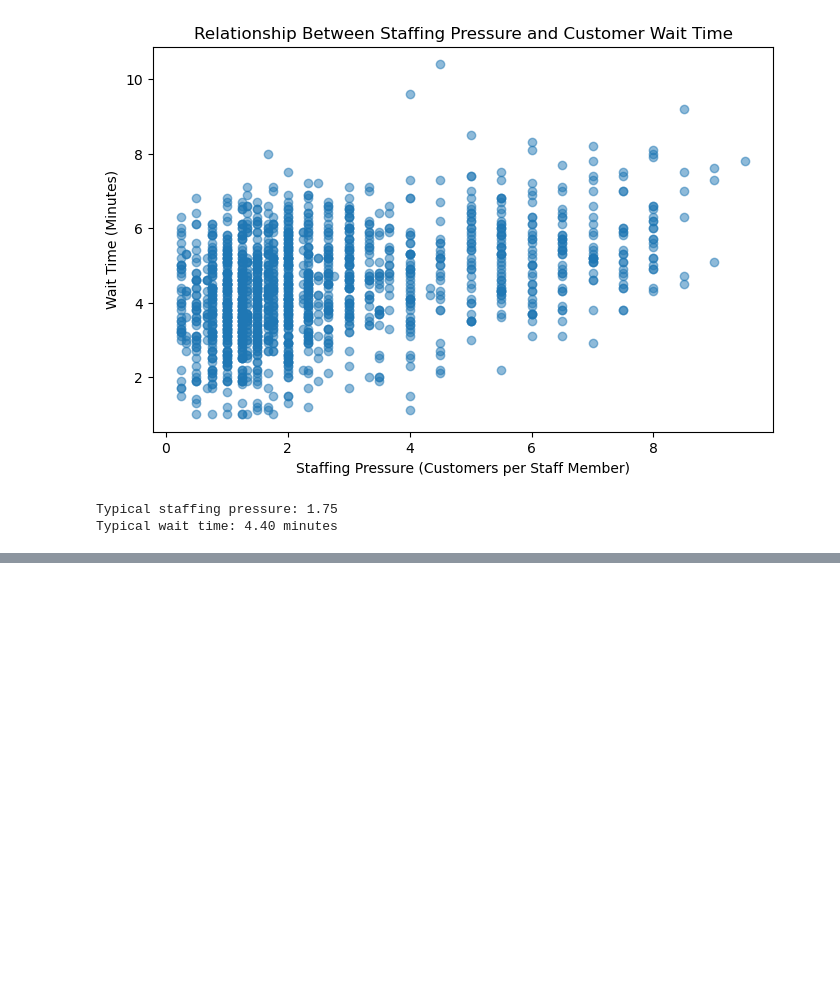
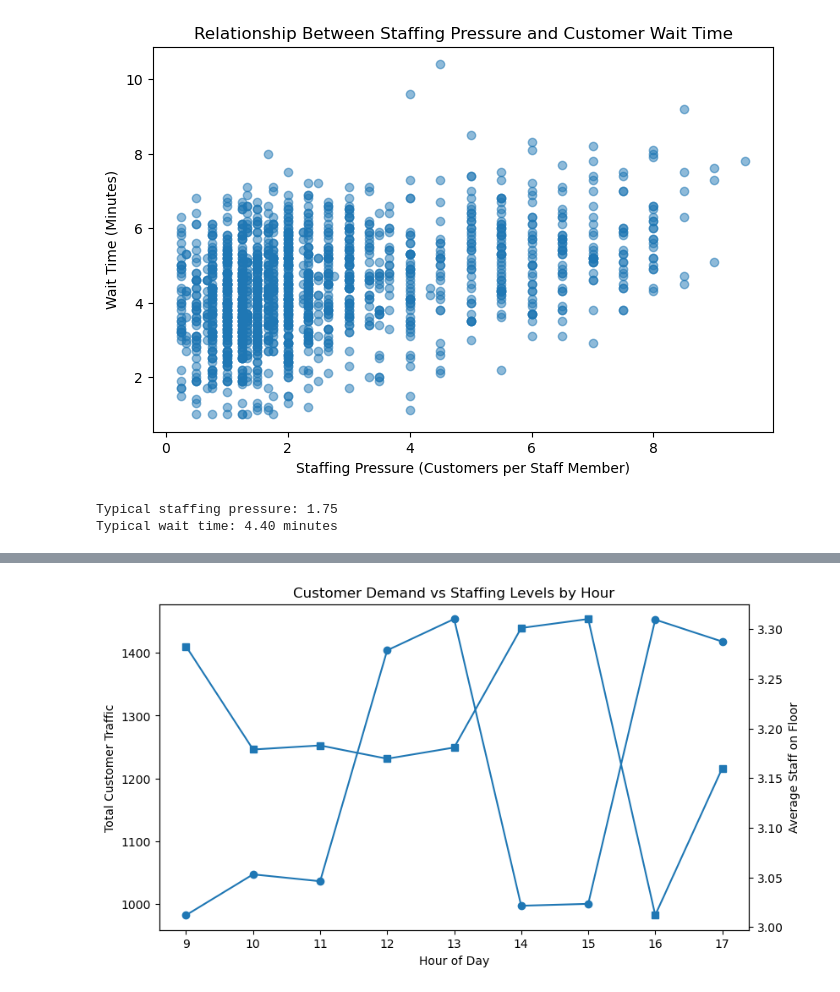
Before and after one commit to BhargaviKAN/storepilot, a Jupyter notebook: 01_data_quality_analysis.ipynb, the cells around one changed output, grey strips where cells are left out. Saved outputs shown, nothing was run; the diff lists cells and outputs as text; code cells hidden in the pictures; blank space fills up the shorter version.

```diff
--- a/01_data_quality_analysis.ipynb
+++ b/01_data_quality_analysis.ipynb
@@ -299,0 +346,11 @@ Typical wait time: 4.40 minutes
+# %%
+hourly_staffing = (
+    df.groupby("hour")
+    .agg(
+        customer_traffic=("customer_traffic", "sum"),
+        average_staff_on_floor=("staff_on_floor", "mean")
+    )
+    .reset_index()
+)
+
+hourly_staffing
@@ -299,0 +368,26 @@ Typical wait time: 4.40 minutes
+# %%
+fig, ax1 = plt.subplots(figsize=(9, 5))
+
+ax1.plot(
+    hourly_staffing["hour"],
+    hourly_staffing["customer_traffic"],
+    marker="o"
+)
+
+ax1.set_xlabel("Hour of Day")
+ax1.set_ylabel("Total Customer Traffic")
+
+ax2 = ax1.twinx()
+
+ax2.plot(
+    hourly_staffing["hour"],
+    hourly_staffing["average_staff_on_floor"],
+    marker="s"
+)
+
+ax2.set_ylabel("Average Staff on Floor")
+
+plt.title("Customer Demand vs Staffing Levels by Hour")
+plt.show()
+# %% [output]
+[figure, added]
```
Also changed, not shown: parts of 6 cells of this notebook.
